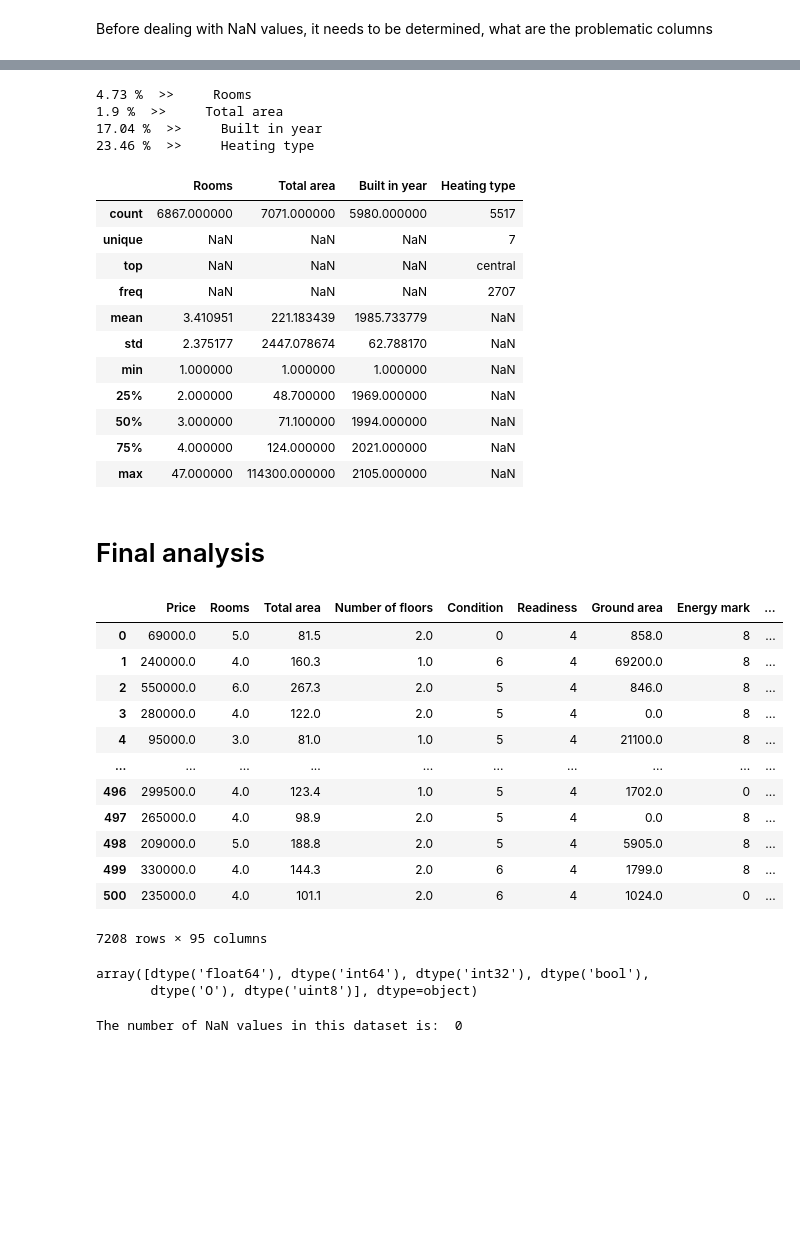
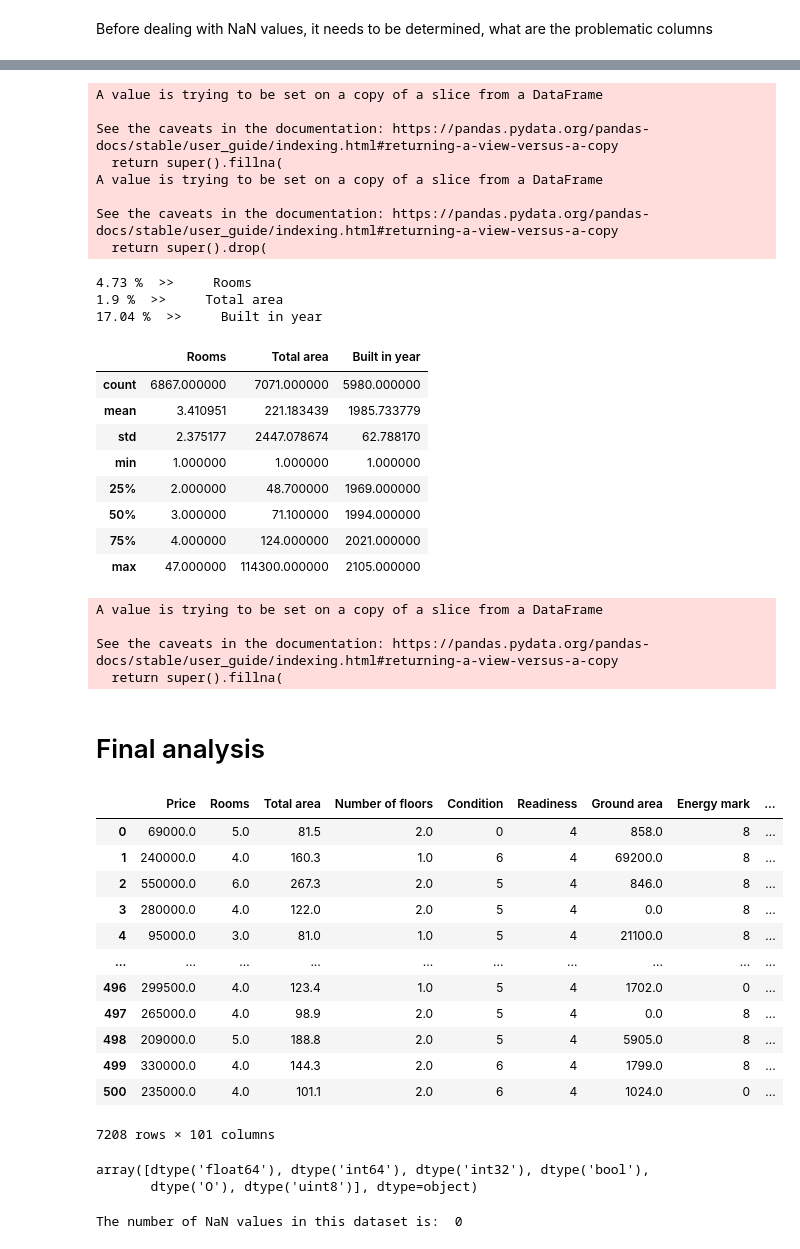
Before and after one commit to Jyrijoul/real_estate_prediction, a Jupyter notebook: data_analysis.ipynb, the cells around one changed output, grey strips where cells are left out. Saved outputs shown, nothing was run; the diff lists cells and outputs as text; code cells hidden in the pictures; blank space fills up the shorter version.

Commit message:
Added correlation and made dummies out of heating type

```diff
--- a/data_analysis.ipynb
+++ b/data_analysis.ipynb
@@ -659,3 +659,6 @@ data = pd.get_dummies(data, columns=["Ownership"])
 array([nan, 'private property', 'apartment ownership', 'movable',
        'joint ownership', 'apartment association', 'building lease',
        'logical part'], dtype=object)
+# %%
+data = pd.get_dummies(data, columns=["Heating type"])
+data
@@ -717,7 +734,16 @@ fill_na_with_number(data, 'This floor', 1) #this is better to be filled with one
 bad_columns.remove('Total number of floors')
 fill_na_with_number(data, 'Total number of floors', 1) #this is better to be filled with ones than remove
 
-data = data.drop(columns=bad_columns)
+data.drop(columns=bad_columns, inplace=True)
+# %% [output]
+A value is trying to be set on a copy of a slice from a DataFrame
+
+See the caveats in the documentation: https://pandas.pydata.org/pandas-docs/stable/user_guide/indexing.html#returning-a-view-versus-a-copy
+  return super().fillna(
+A value is trying to be set on a copy of a slice from a DataFrame
+
+See the caveats in the documentation: https://pandas.pydata.org/pandas-docs/stable/user_guide/indexing.html#returning-a-view-versus-a-copy
+  return super().drop(
 # %%
 for column in data.columns:
     percent = get_percent_of_na(data, column)
@@ -728,28 +754,28 @@ for column in data.columns:
 4.73 %  >>     Rooms
 1.9 %  >>     Total area
 17.04 %  >>     Built in year
-23.46 %  >>     Heating type
 # %%
 #data.dtypes
-data[["Rooms", "Total area", "Built in year", "Heating type"]].describe(include=[float, int, object, bool])
+data[["Rooms", "Total area", "Built in year"]].describe(include=[float, int, object, bool])
 # %% [output]
-|  | Rooms | Total area | Built in year | Heating type |
-| count | 6867.000000 | 7071.000000 | 5980.000000 | 5517 |
-| unique | NaN | NaN | NaN | 7 |
-| top | NaN | NaN | NaN | central |
-| freq | NaN | NaN | NaN | 2707 |
-| mean | 3.410951 | 221.183439 | 1985.733779 | NaN |
-| std | 2.375177 | 2447.078674 | 62.788170 | NaN |
-| min | 1.000000 | 1.000000 | 1.000000 | NaN |
-| 25% | 2.000000 | 48.700000 | 1969.000000 | NaN |
-| 50% | 3.000000 | 71.100000 | 1994.000000 | NaN |
-| 75% | 4.000000 | 124.000000 | 2021.000000 | NaN |
-| max | 47.000000 | 114300.000000 | 2105.000000 | NaN |
+|  | Rooms | Total area | Built in year |
+| count | 6867.000000 | 7071.000000 | 5980.000000 |
+| mean | 3.410951 | 221.183439 | 1985.733779 |
+| std | 2.375177 | 2447.078674 | 62.788170 |
+| min | 1.000000 | 1.000000 | 1.000000 |
+| 25% | 2.000000 | 48.700000 | 1969.000000 |
+| 50% | 3.000000 | 71.100000 | 1994.000000 |
+| 75% | 4.000000 | 124.000000 | 2021.000000 |
+| max | 47.000000 | 114300.000000 | 2105.000000 |
 # %%
 fill_na_with_mode(data, "Rooms")
 fill_na_with_mean(data, "Total area")
 fill_na_with_mode(data, "Built in year")
-fill_na_with_mode(data, "Heating type")
+# %% [output]
+A value is trying to be set on a copy of a slice from a DataFrame
+
+See the caveats in the documentation: https://pandas.pydata.org/pandas-docs/stable/user_guide/indexing.html#returning-a-view-versus-a-copy
+  return super().fillna(
 # %%
 for column in data.columns:
     percent = get_percent_of_na(data, column)
@@ -775,7 +801,7 @@ data.dtypes.unique()
 | 498 | 209000.0 | 5.0 | 188.8 | 2.0 | 5 | 4 | 5905.0 | 8 | ... |
 | 499 | 330000.0 | 4.0 | 144.3 | 2.0 | 6 | 4 | 1799.0 | 8 | ... |
 | 500 | 235000.0 | 4.0 | 101.1 | 2.0 | 6 | 4 | 1024.0 | 0 | ... |
-7208 rows × 95 columns
+7208 rows × 101 columns
 array([dtype('float64'), dtype('int64'), dtype('int32'), dtype('bool'),
        dtype('O'), dtype('uint8')], dtype=object)
 # %%
```
Also changed, not shown: parts of 5 cells of this notebook, 1 other file.
